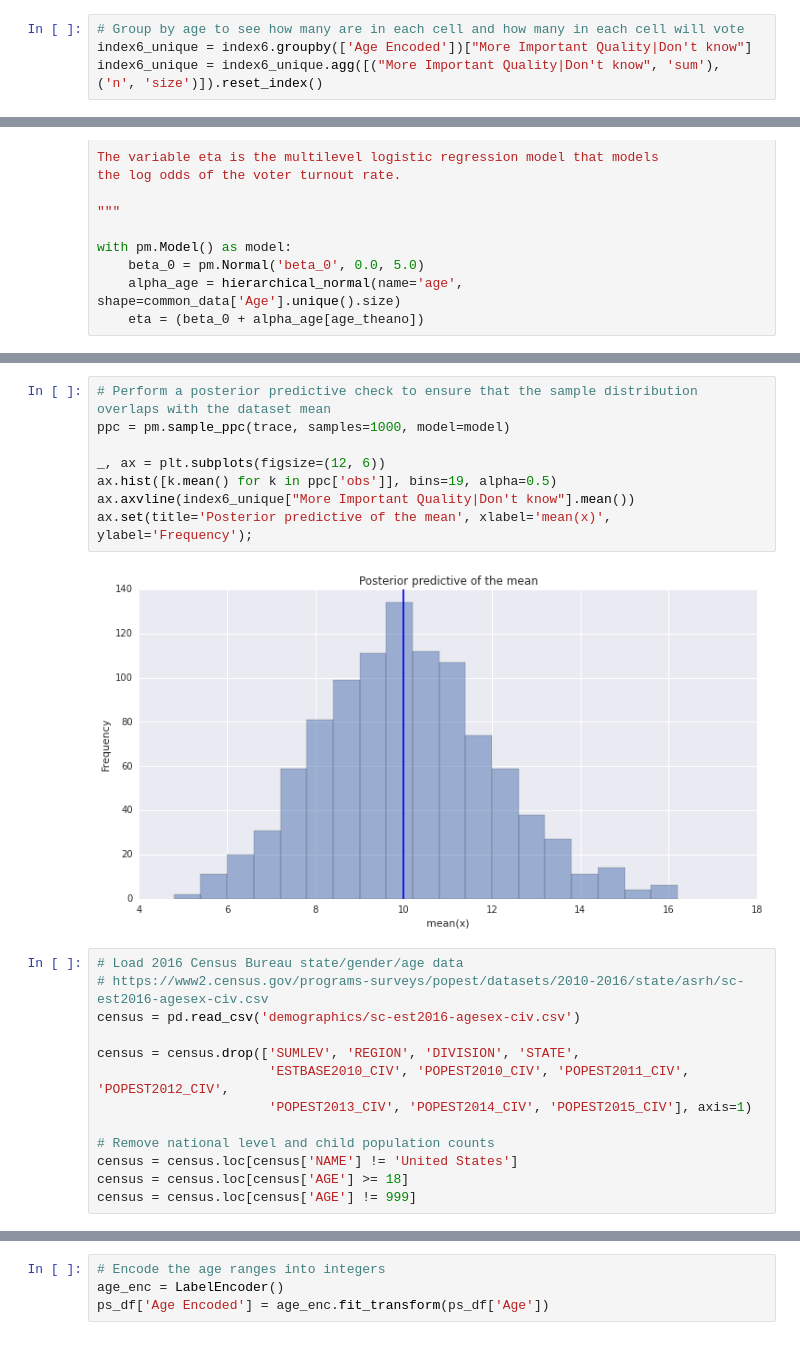
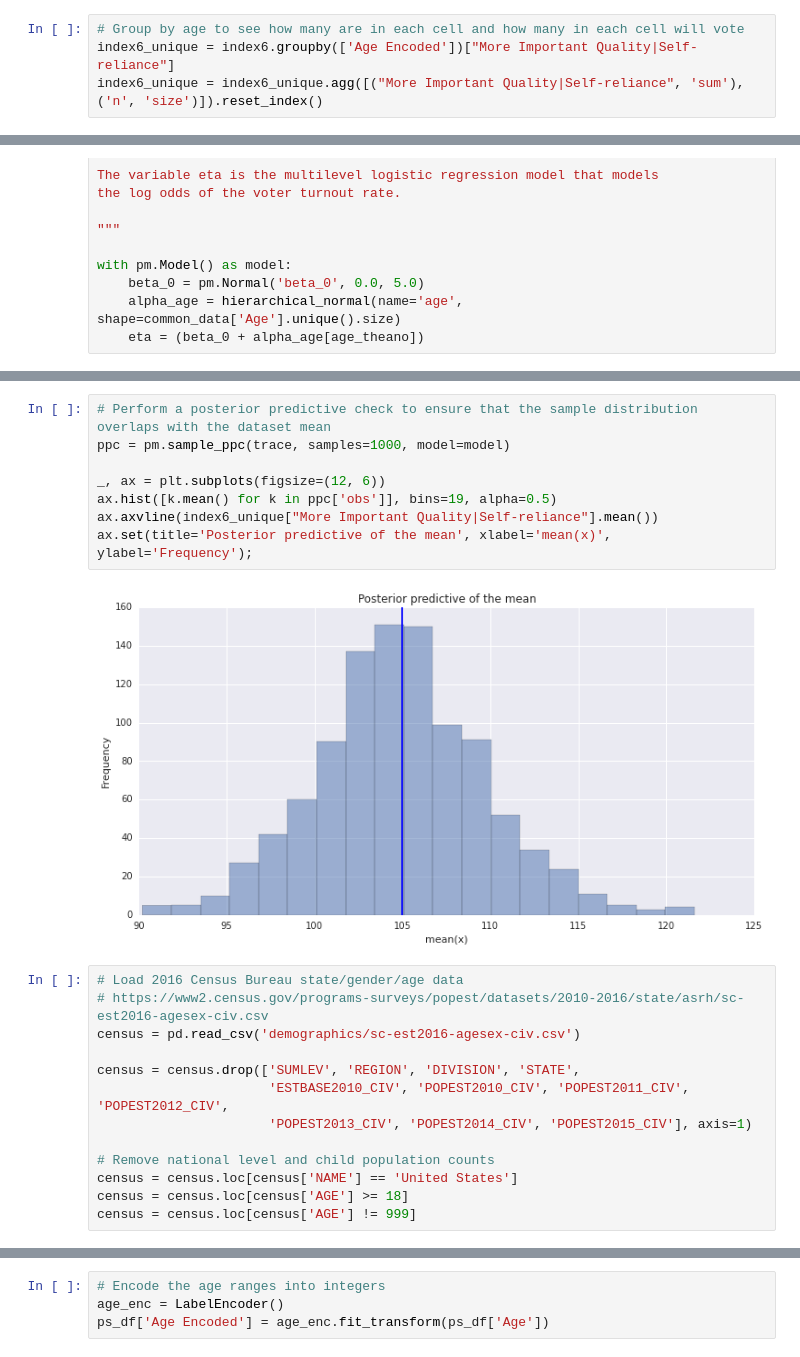
Before and after one commit to wl2522/MSR2, a Jupyter notebook: MRP_age_question.ipynb, the cells around one changed output, grey strips where cells are left out. Drawn from its saved outputs; the diff is of its cells as text.

Commit message:
MRP age for self-reliance

```diff
--- a/MRP_age_question.ipynb
+++ b/MRP_age_question.ipynb
@@ -97,8 +97,8 @@ index6.head()
 5 rows × 59 columns
 # %%
 # Group by age to see how many are in each cell and how many in each cell will vote
-index6_unique = index6.groupby(['Age Encoded'])["More Important Quality|Don't know"]
-index6_unique = index6_unique.agg([("More Important Quality|Don't know", 'sum'), ('n', 'size')]).reset_index()
+index6_unique = index6.groupby(['Age Encoded'])["More Important Quality|Self-reliance"]
+index6_unique = index6_unique.agg([("More Important Quality|Self-reliance", 'sum'), ('n', 'size')]).reset_index()
 # %%
 index6_unique.head()
 # %% [output]
@@ -213,13 +213,13 @@ Percentage of Divergent 0.00000
 # %%
 # Perform a posterior predictive check to ensure that the sample distribution overlaps with the dataset mean
 ppc = pm.sample_ppc(trace, samples=1000, model=model)
 
 _, ax = plt.subplots(figsize=(12, 6))
 ax.hist([k.mean() for k in ppc['obs']], bins=19, alpha=0.5)
-ax.axvline(index6_unique["More Important Quality|Don't know"].mean())
+ax.axvline(index6_unique["More Important Quality|Self-reliance"].mean())
 ax.set(title='Posterior predictive of the mean', xlabel='mean(x)', ylabel='Frequency');
 # %% [output]
-[figure, old version]
+[figure, new version]
 # %%
 # Load 2016 Census Bureau state/gender/age data
 # https://www2.census.gov/programs-surveys/popest/datasets/2010-2016/state/asrh/sc-est2016-agesex-civ.csv
@@ -230,6 +230,6 @@ census = census.drop(['SUMLEV', 'REGION', 'DIVISION', 'STATE',
                       'POPEST2013_CIV', 'POPEST2014_CIV', 'POPEST2015_CIV'], axis=1)
 
 # Remove national level and child population counts
-census = census.loc[census['NAME'] != 'United States']
+census = census.loc[census['NAME'] == 'United States']
 census = census.loc[census['AGE'] >= 18]
 census = census.loc[census['AGE'] != 999]
```
Also changed, not shown: parts of 12 cells of this notebook.
